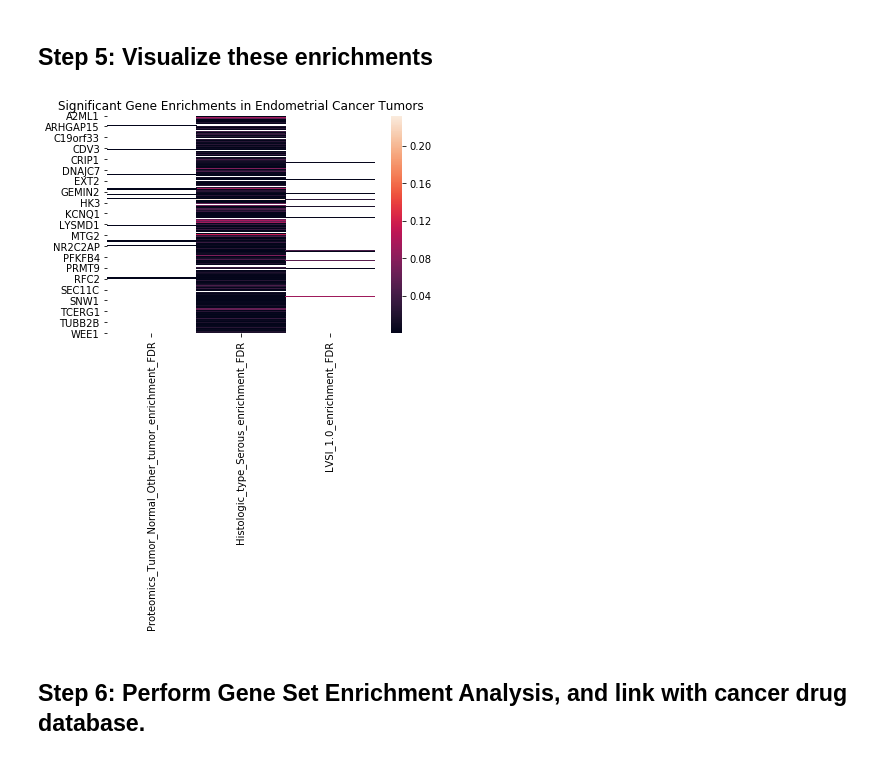
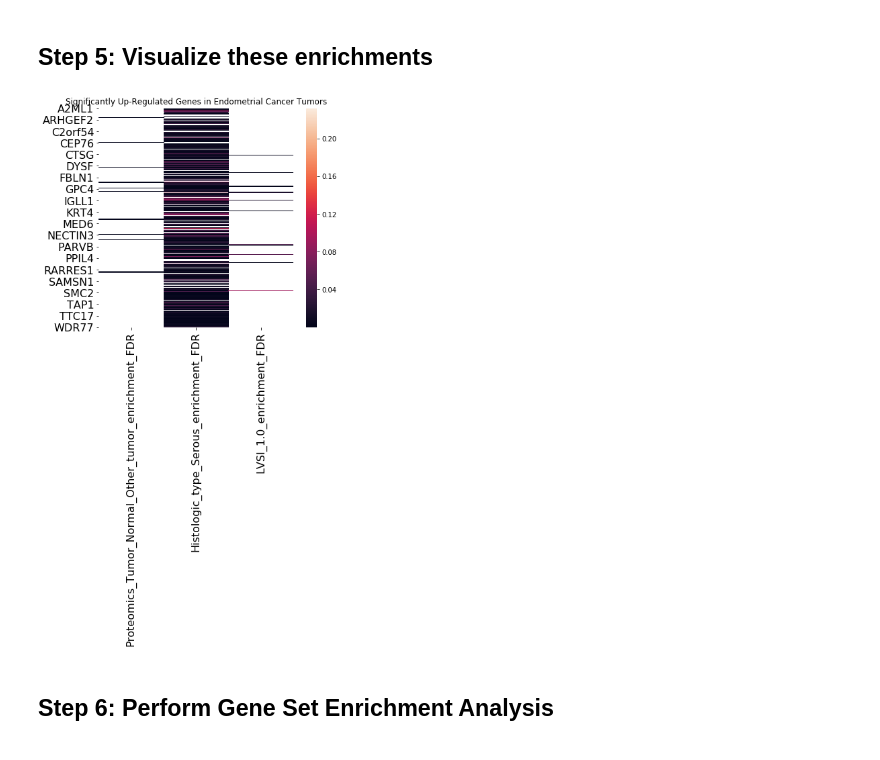
Before and after one commit to PayneLab/WhenMutationsMatter, a Jupyter notebook: Daniel/Outlier_Analysis_Endometrial.ipynb, the cells around one changed output. Drawn from its saved outputs; the diff is of its cells as text; code cells hidden in the pictures.

```diff
--- a/Daniel/Outlier_Analysis_Endometrial.ipynb
+++ b/Daniel/Outlier_Analysis_Endometrial.ipynb
@@ -234,12 +242,12 @@ for col in results_prot.columns:
 # %%
 axis = plt.axes()
 sns.heatmap(results_prot, ax = axis)
-axis.set_title("Significant Gene Enrichments in Endometrial Cancer Tumors")
+axis.set_title("Significantly Up-Regulated Genes in Endometrial Cancer Tumors")
 plt.show()
 # %% [output]
-[figure, old version]
+[figure, new version]
 # %% [markdown]
-## Step 6: Perform Gene Set Enrichment Analysis, and link with cancer drug database.
+## Step 6: Perform Gene Set Enrichment Analysis
 # %%
 for col in sig_cols:
     col_name = col.columns[0]
```
Also changed, not shown: parts of 14 cells of this notebook, 7 other files.
